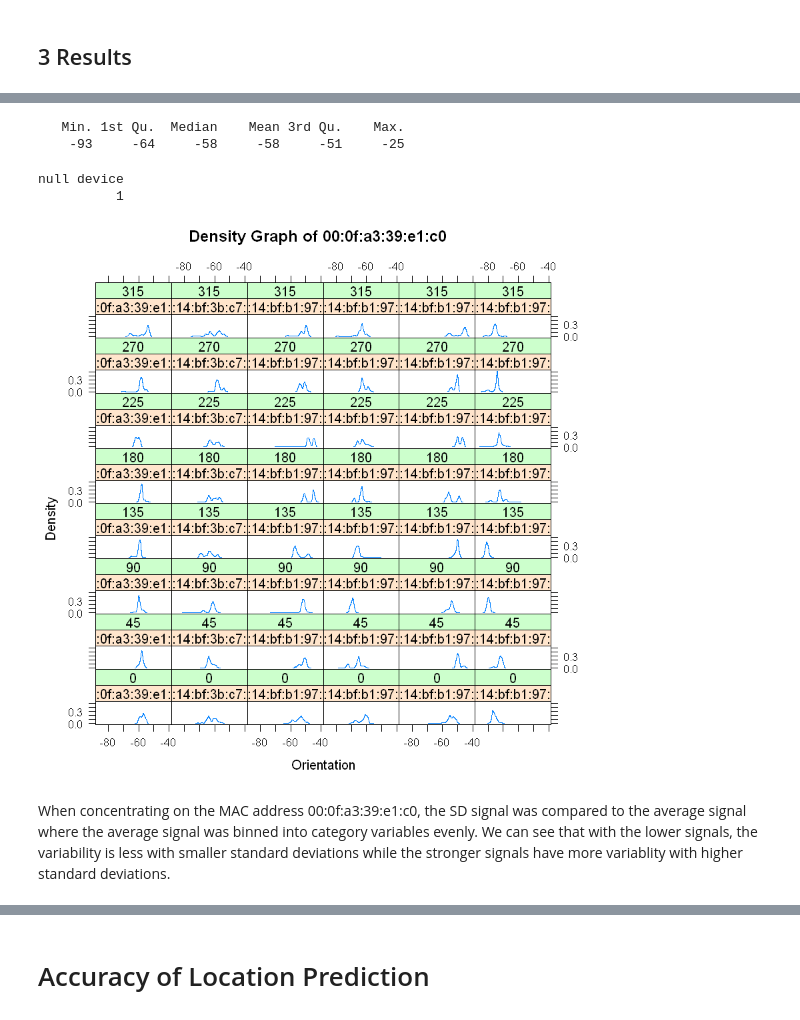
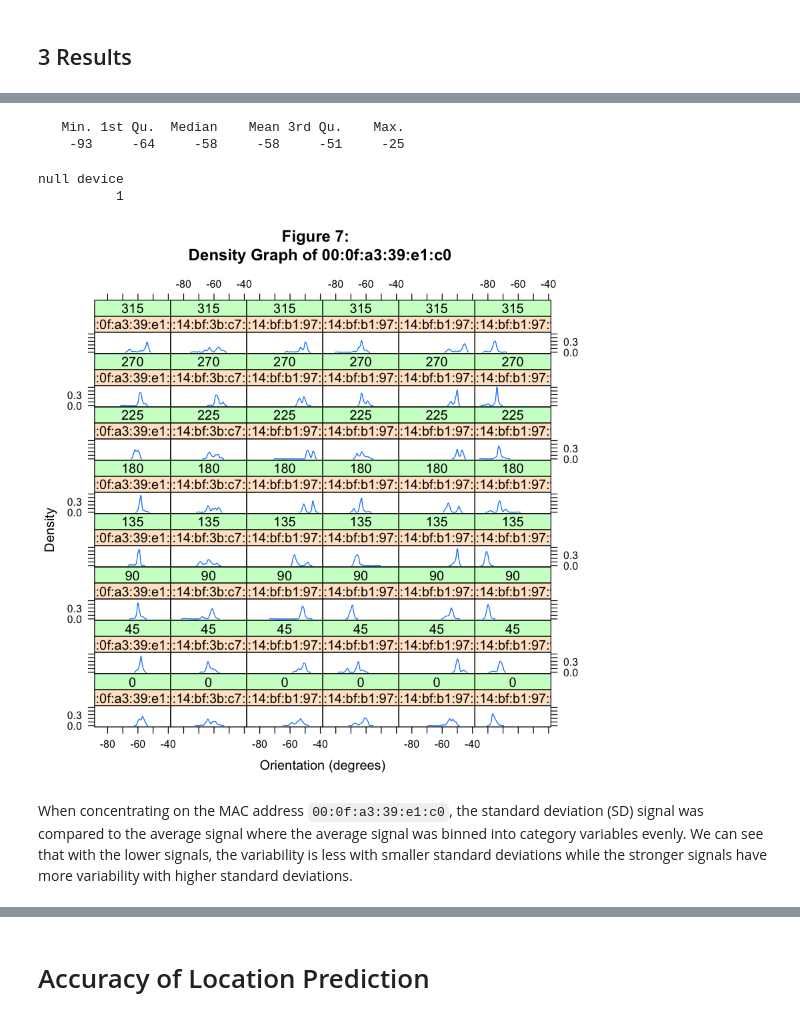
Before and after one commit to JLMarin64/QTW-Assignments, a Jupyter notebook: Assignment 1/Assignment 1 Write Up.ipynb, the cells around one changed output, grey strips where cells are left out. Saved outputs shown, nothing was run; the diff lists cells and outputs as text; code cells hidden in the pictures.

```diff
--- a/Assignment 1/Assignment 1 Write Up.ipynb
+++ b/Assignment 1/Assignment 1 Write Up.ipynb
@@ -193,24 +211,24 @@ null device
 # %%
 
 
 summary(offlineRedo$signal)
 
 #pdf(file = "Geo_DensitySignalByMacAngle.pdf", width = 8, height = 12)
 oldPar = par(mar = c(3.1, 3, 1, 1))
 
-densityplot( ~ signal | mac + factor(angle), data = offlineRedo, xlab= "Orientation", main="Density Graph of 00:0f:a3:39:e1:c0",
+densityplot( ~ signal | mac + factor(angle), data = offlineRedo, xlab= "Orientation (degrees)", main="Figure 7: \n Density Graph of 00:0f:a3:39:e1:c0",
              subset = posX == 24 & posY == 4 &
                          mac != "00:0f:a3:39:dd:cd",
              bw = 0.5, plot.points = FALSE)
 
 par(oldPar)
 dev.off()
 # %% [output]
    Min. 1st Qu.  Median    Mean 3rd Qu.    Max.
     -93     -64     -58     -58     -51     -25
 null device
           1
-[figure, old version]
+[figure, new version]
 # %%
 #offline = offline[ offline$mac != "00:0f:a3:39:dd:cd", ]
 
@@ -232,7 +250,7 @@ signalSummaryRedo =
            ans
            })
 # %% [markdown]
-When concentrating on the MAC address 00:0f:a3:39:e1:c0, the SD signal was compared to the average signal where the average signal was binned into category variables evenly. We can see that with the lower signals, the variability is less with smaller standard deviations while the stronger signals have more variablity with higher standard deviations.
+When concentrating on the MAC address `00:0f:a3:39:e1:c0`, the standard deviation (SD) signal was compared to the average signal where the average signal was binned into category variables evenly. We can see that with the lower signals, the variability is less with smaller standard deviations while the stronger signals have more variability with higher standard deviations.
 # %%
 
 offlineSummaryRedo = do.call("rbind", signalSummaryRedo)
```
Also changed, not shown: parts of 31 cells of this notebook.
